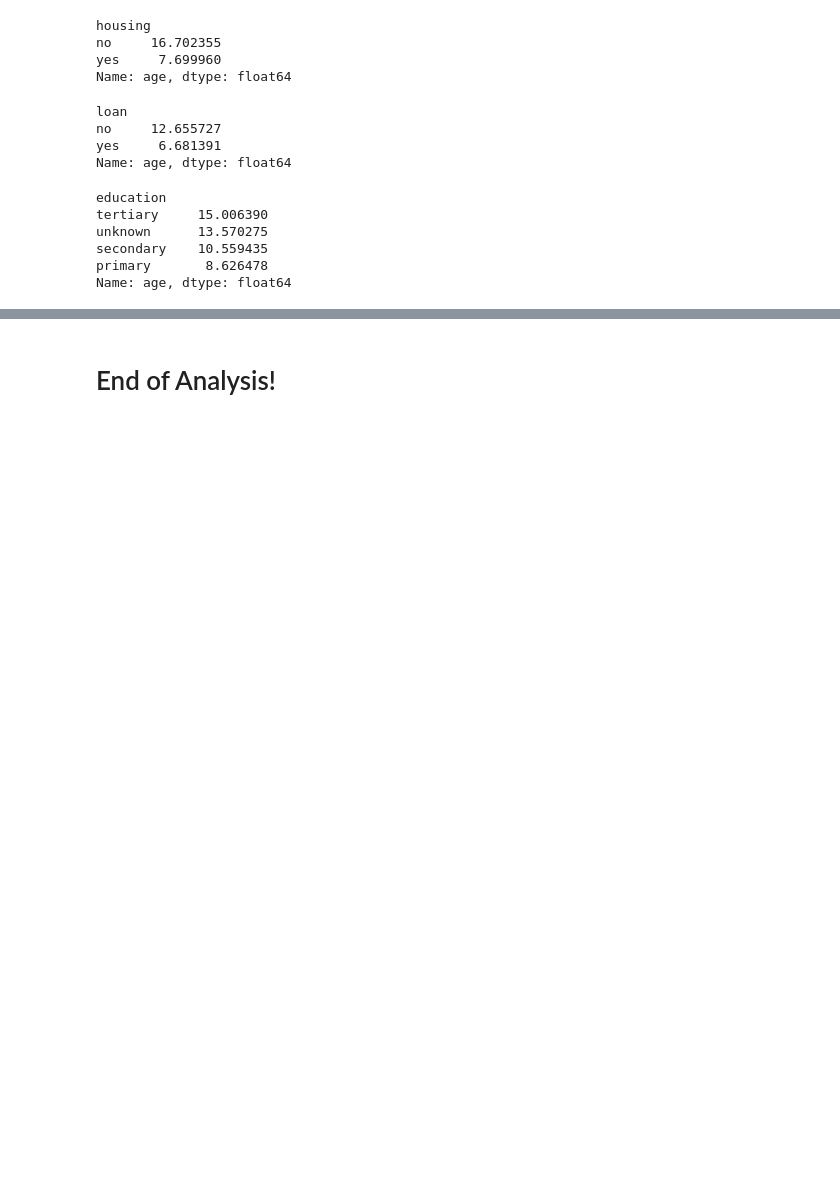
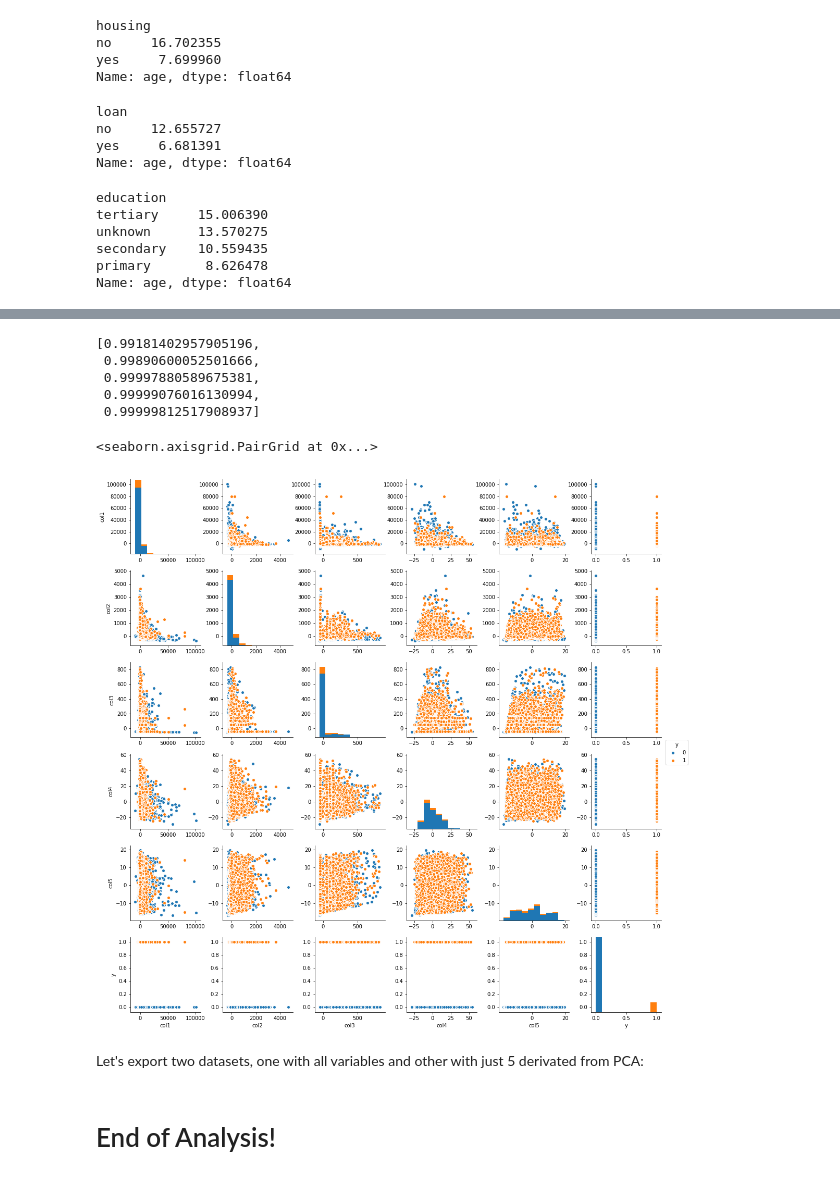
Before and after one commit to giorbernal/dsbase, a Jupyter notebook: analytics/deposit.ipynb, the cells around one changed output, grey strips where cells are left out. Drawn from its saved outputs; the diff is of its cells as text; code cells hidden in the pictures; blank space fills up the shorter version.

```diff
--- a/analytics/deposit.ipynb
+++ b/analytics/deposit.ipynb
@@ -114,0 +145,18 @@ Name: age, dtype: float64
+# %%
+cumulative[0:5]
+# %% [output]
+[0.99181402957905196,
+ 0.99890600052501666,
+ 0.99997880589675381,
+ 0.99999076016130994,
+ 0.99999812517908937]
+# %%
+dfr = pd.DataFrame(data=reduced[:,0:5],columns=['col1','col2','col3','col4','col5'])
+dfr['y'] = y
+# %%
+sns.pairplot(dfr, hue='y')
+# %% [output]
+<seaborn.axisgrid.PairGrid at 0x...>
+[figure, added]
+# %% [markdown]
+Let's export two datasets, one with all variables and other with just 5 derivated from PCA:
```
Also changed, not shown: parts of 12 cells of this notebook.
